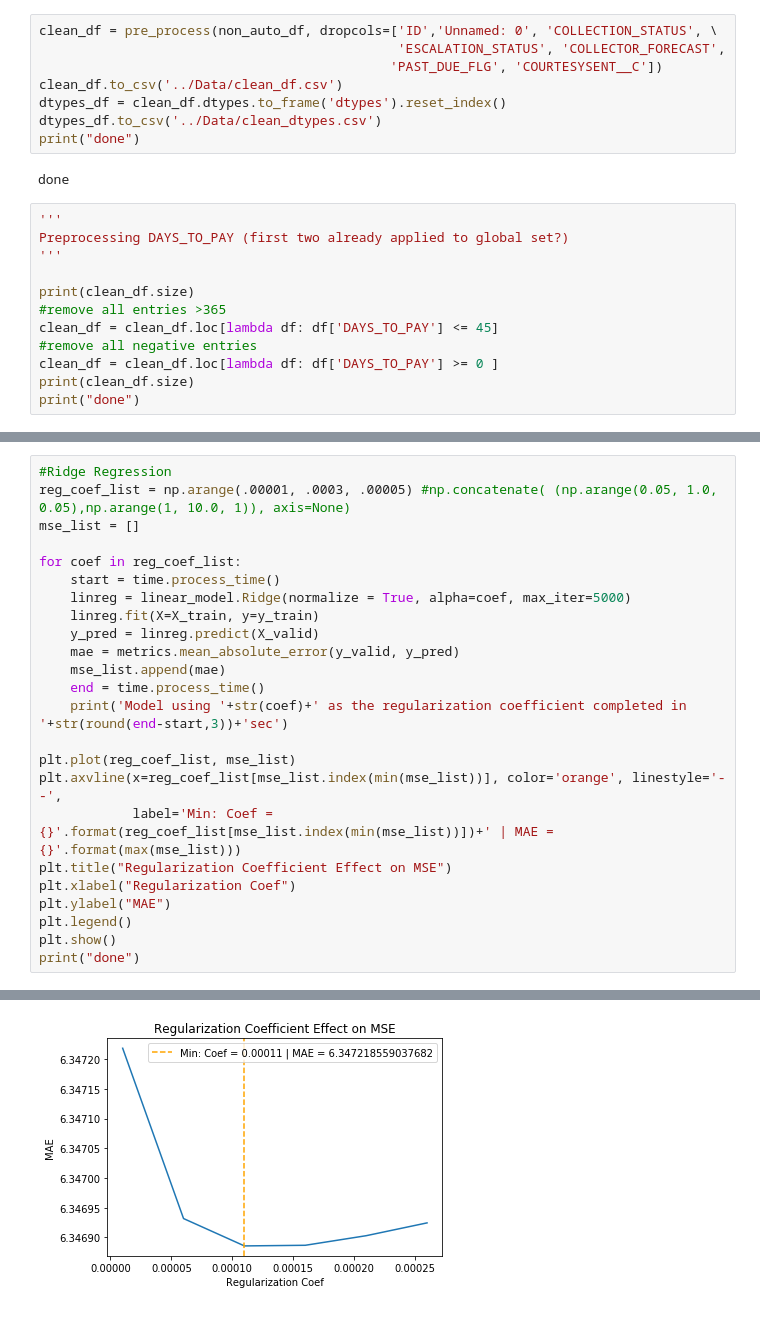
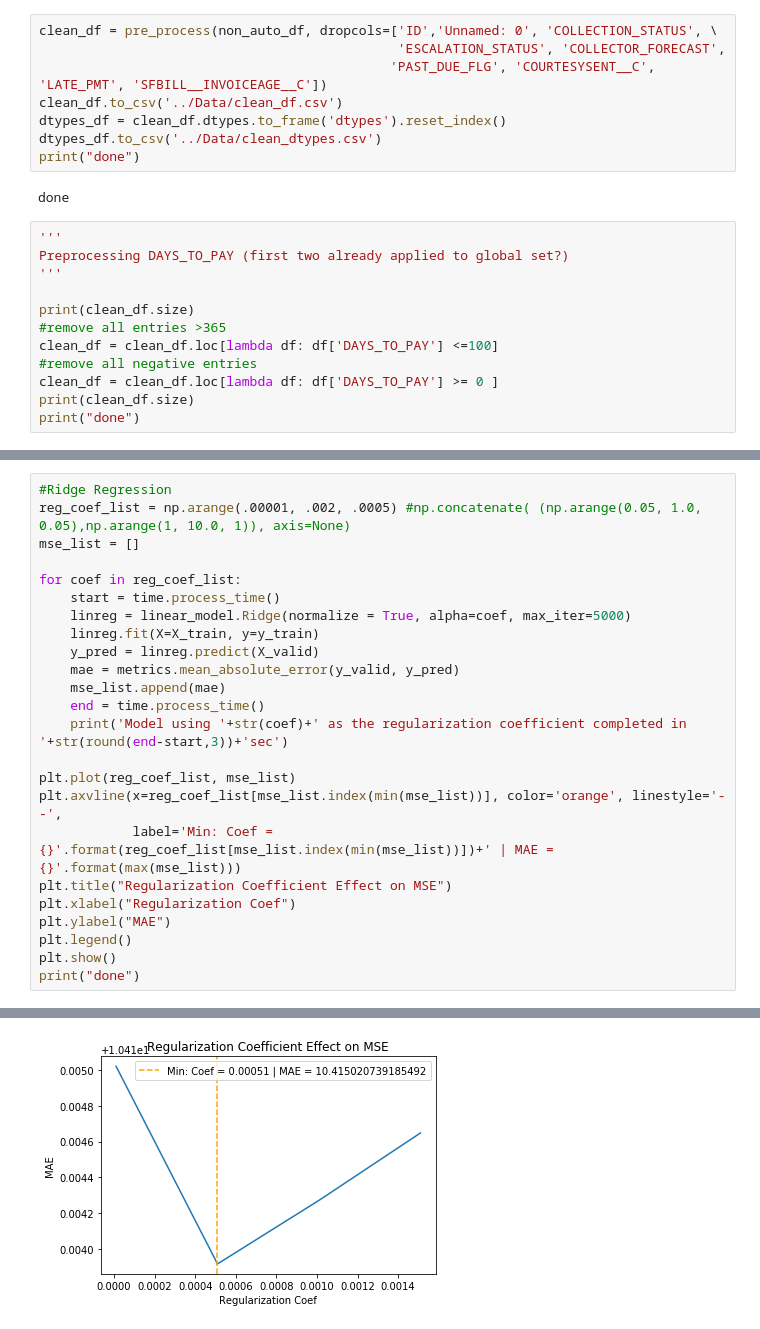
Before and after one commit to ahilgenkamp/applied-machine-learning, a Jupyter notebook: LearningModels/Linear_Regression_KP.ipynb, the cells around one changed output, grey strips where cells are left out. Cells and saved outputs as stored; diff of their text form.

```diff
--- a/LearningModels/Linear_Regression_KP.ipynb
+++ b/LearningModels/Linear_Regression_KP.ipynb
@@ -126,7 +126,7 @@ def pre_process(df, dropcols=None):
 # %%
 clean_df = pre_process(non_auto_df, dropcols=['ID','Unnamed: 0', 'COLLECTION_STATUS', \
                                               'ESCALATION_STATUS', 'COLLECTOR_FORECAST',
-                                             'PAST_DUE_FLG', 'COURTESYSENT__C'])
+                                             'PAST_DUE_FLG', 'COURTESYSENT__C', 'LATE_PMT', 'SFBILL__INVOICEAGE__C'])
 clean_df.to_csv('../Data/clean_df.csv')
 dtypes_df = clean_df.dtypes.to_frame('dtypes').reset_index()
 dtypes_df.to_csv('../Data/clean_dtypes.csv')
@@ -140,7 +140,7 @@ Preprocessing DAYS_TO_PAY (first two already applied to global set?)
 
 print(clean_df.size)
 #remove all entries >365
-clean_df = clean_df.loc[lambda df: df['DAYS_TO_PAY'] <= 45]
+clean_df = clean_df.loc[lambda df: df['DAYS_TO_PAY'] <=100]
 #remove all negative entries
 clean_df = clean_df.loc[lambda df: df['DAYS_TO_PAY'] >= 0 ]
 print(clean_df.size)
@@ -163,7 +163,7 @@ print("done")
 done
 # %%
 #Ridge Regression
-reg_coef_list = np.arange(.00001, .0003, .00005) #np.concatenate( (np.arange(0.05, 1.0, 0.05),np.arange(1, 10.0, 1)), axis=None)
+reg_coef_list = np.arange(.00001, .002, .0005) #np.concatenate( (np.arange(0.05, 1.0, 0.05),np.arange(1, 10.0, 1)), axis=None)
 mse_list = []
 
 for coef in reg_coef_list:
@@ -195,4 +193,4 @@ Model using 0.00026000000000000003 as the regularization coefficient completed i
-[figure, old version]
+[figure, new version]
 done
 # %%
 #Lasso Regression
```
Also changed, not shown: parts of 5 cells of this notebook.
